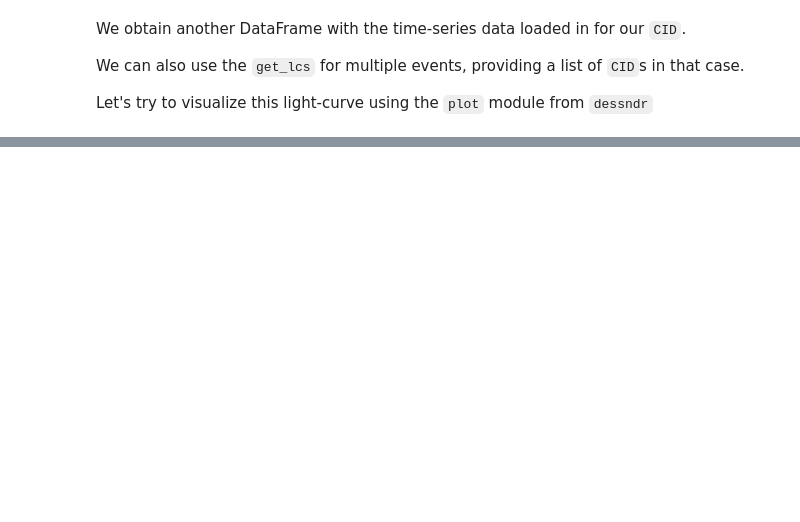
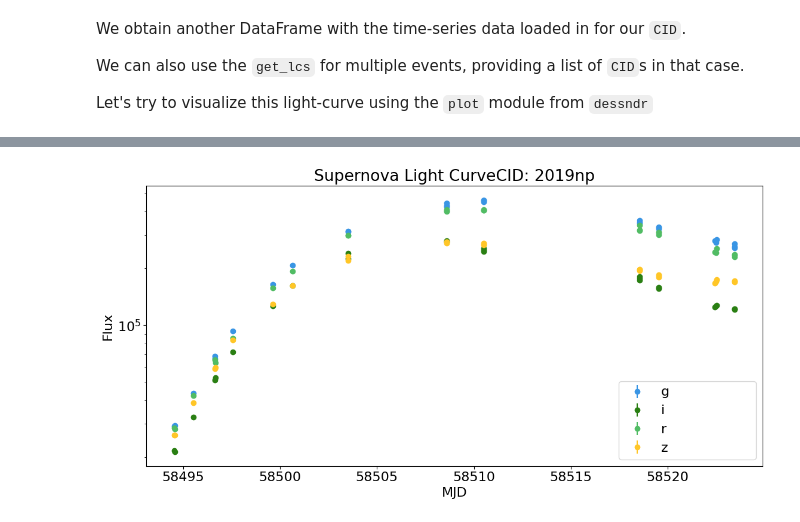
Before and after one commit to BrunoSanchez/DES-SN-DR, a Jupyter notebook: docs/tutorial/01-load_data.ipynb, the cells around one changed output, grey strips where cells are left out. Saved outputs shown, nothing was run; the diff lists cells and outputs as text; code cells hidden in the pictures; blank space fills up the shorter version.

```diff
--- a/docs/tutorial/01-load_data.ipynb
+++ b/docs/tutorial/01-load_data.ipynb
@@ -197,0 +212,6 @@ plot.plot_sn_light_curve(lc, CID=myCid, figsize=(10, 6))
+# %%
+foundation_phot_version = os.path.join(
+    data.DES5YRDR_DATA_ROOT,
+    'DES-SN5YR/0_DATA/DES-SN5YR_Foundation/DES-SN5YR_Foundation'
+)
+foundation = utils.PhotFITS(foundation_phot_version)
@@ -197,0 +230,8 @@ plot.plot_sn_light_curve(lc, CID=myCid, figsize=(10, 6))
+# %%
+random_cid_found = foundation.head_df.SNID[184]
+lc = foundation.get_lc(random_cid_found)
+lc = lc[lc.FLUXCAL > 200]
+fig, ax = plot.plot_sn_light_curve(lc, CID=random_cid_found, figsize=(12, 6))
+ax.set_yscale('log')
+# %% [output]
+[figure, added]
```
Also changed, not shown: parts of 14 cells of this notebook, 4 other files.
